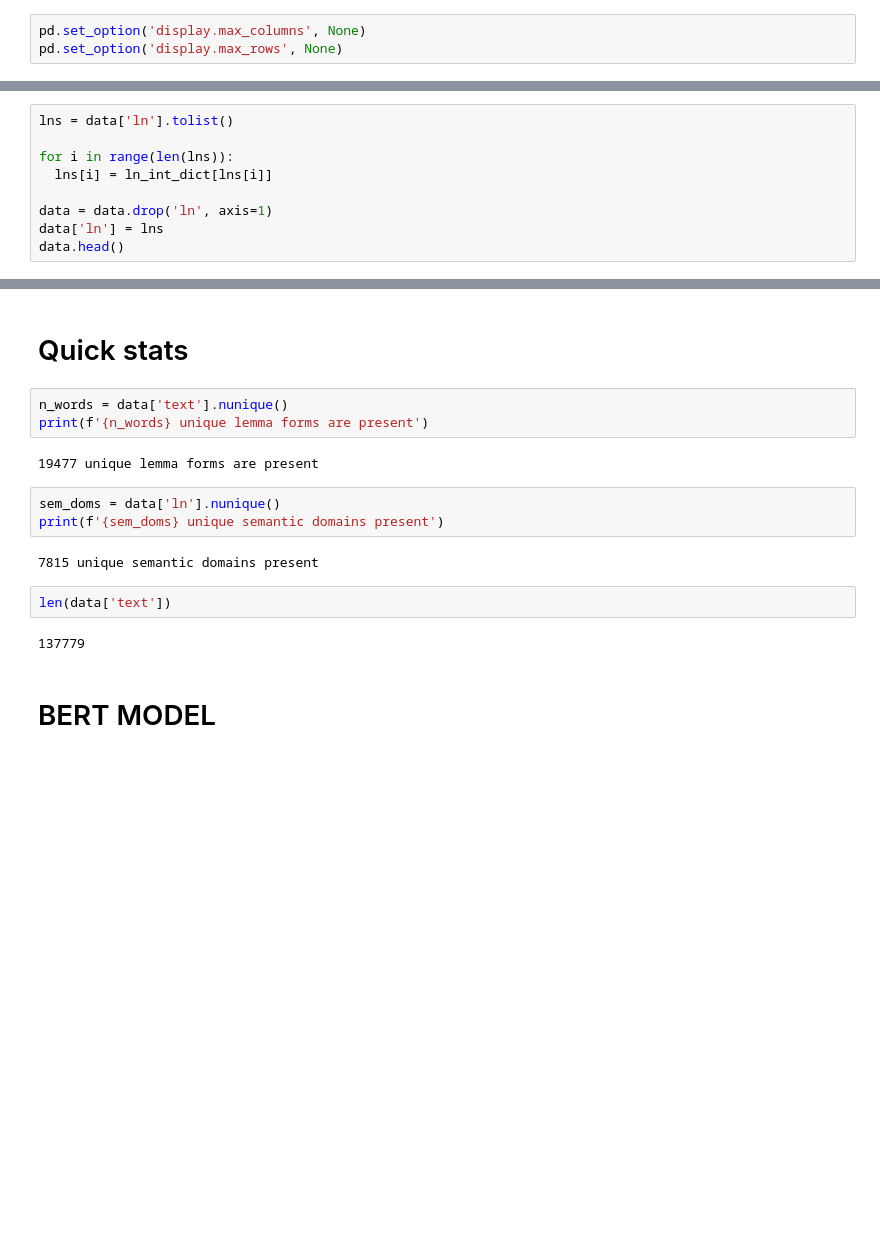
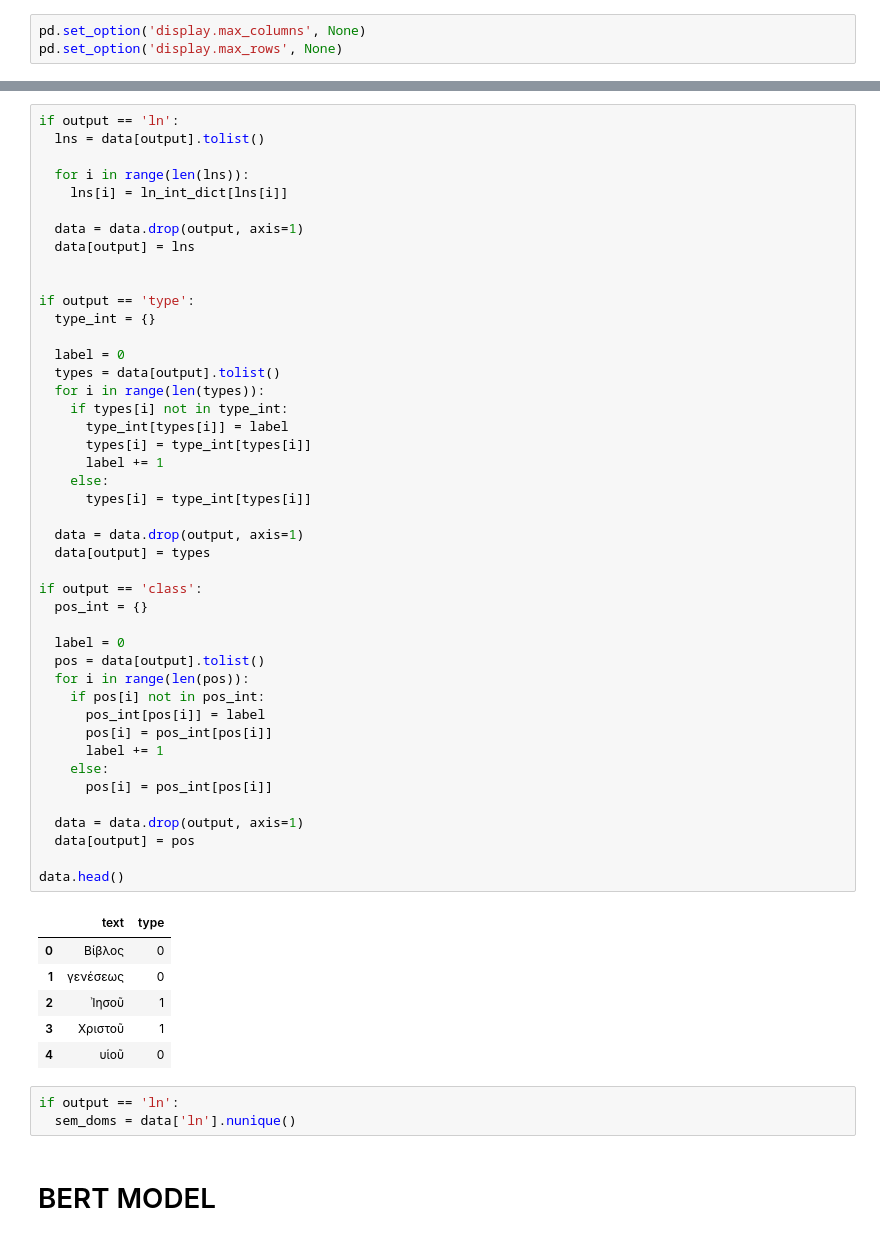
Before and after one commit to ryderwishart/nlp-model-experiments, a Jupyter notebook: Greek_BERT_one_word_ln.ipynb, the cells around one changed output, grey strips where cells are left out. Cells and saved outputs as stored; diff of their text form; blank space fills up the shorter version.

```diff
--- a/Greek_BERT_one_word_ln.ipynb
+++ b/Greek_BERT_one_word_ln.ipynb
@@ -86,9 +86,0 @@ data.head()
-# %%
-lns = data['ln'].tolist()
-
-for i in range(len(lns)):
-  lns[i] = ln_int_dict[lns[i]]
-
-data = data.drop('ln', axis=1)
-data['ln'] = lns
-data.head()
@@ -102,19 +87,57 @@ data.head()
-# %% [markdown]
-# Quick stats
-# %%
-n_words = data['text'].nunique()
-print(f'{n_words} unique lemma forms are present')
-# %% [output]
-19477 unique lemma forms are present
-# %%
-sem_doms = data['ln'].nunique()
-print(f'{sem_doms} unique semantic domains present')
-# %% [output]
-7815 unique semantic domains present
-# %%
-len(data['text'])
-# %% [output]
-137779
+# %%
+if output == 'ln':
+  lns = data[output].tolist()
+
+  for i in range(len(lns)):
+    lns[i] = ln_int_dict[lns[i]]
+
+  data = data.drop(output, axis=1)
+  data[output] = lns
+
+
+if output == 'type':
+  type_int = {}
+
+  label = 0
+  types = data[output].tolist()
+  for i in range(len(types)):
+    if types[i] not in type_int:
+      type_int[types[i]] = label
+      types[i] = type_int[types[i]]
+      label += 1
+    else:
+      types[i] = type_int[types[i]]
+
+  data = data.drop(output, axis=1)
+  data[output] = types
+
+if output == 'class':
+  pos_int = {}
+
+  label = 0
+  pos = data[output].tolist()
+  for i in range(len(pos)):
+    if pos[i] not in pos_int:
+      pos_int[pos[i]] = label
+      pos[i] = pos_int[pos[i]]
+      label += 1
+    else:
+      pos[i] = pos_int[pos[i]]
+
+  data = data.drop(output, axis=1)
+  data[output] = pos
+
+data.head()
+# %% [output]
+|  | text | type |
+| 0 | Βίβλος | 0 |
+| 1 | γενέσεως | 0 |
+| 2 | Ἰησοῦ | 1 |
+| 3 | Χριστοῦ | 1 |
+| 4 | υἱοῦ | 0 |
+# %%
+if output == 'ln':
+  sem_doms = data['ln'].nunique()
 # %% [markdown]
 # BERT MODEL
 # %%
```
Also changed, not shown: parts of 24 cells of this notebook.
